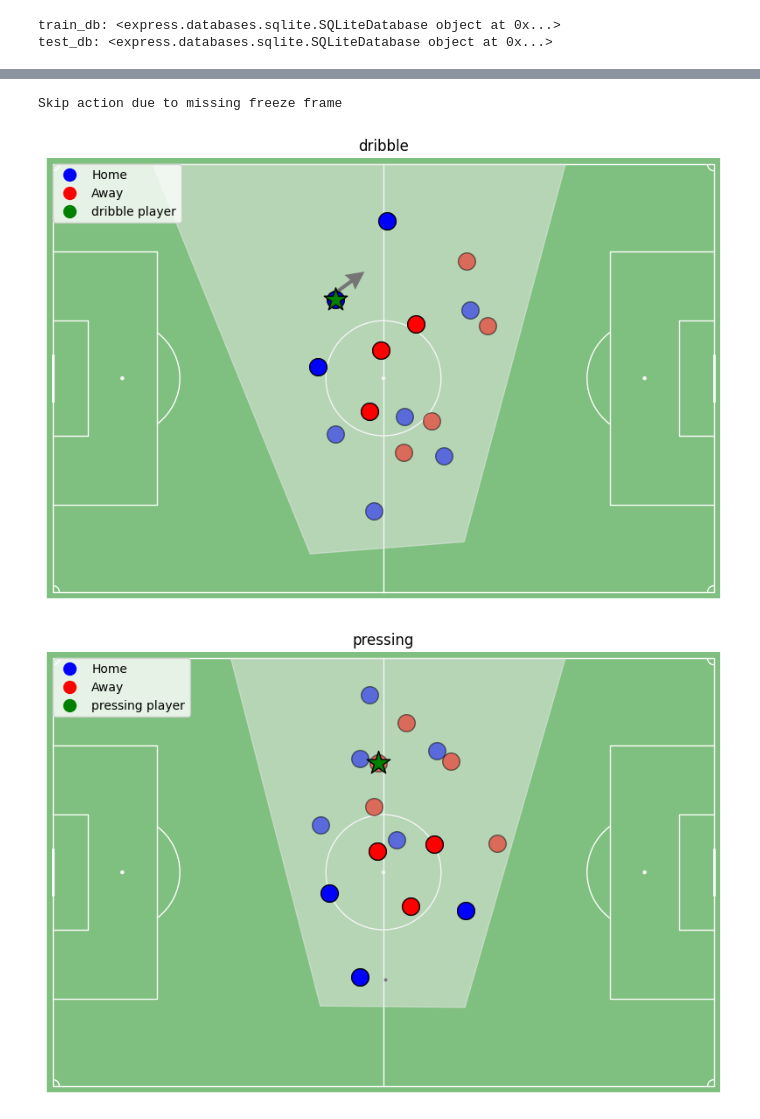
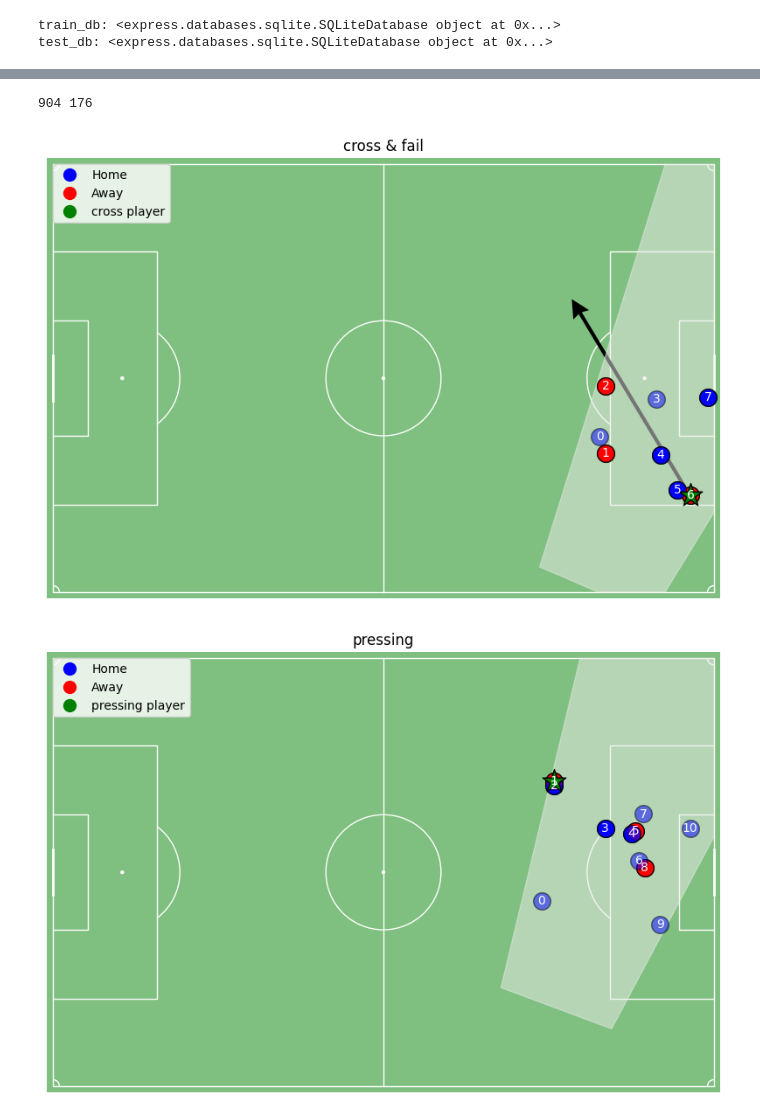
Before and after one commit to leemingo/sr-press, a Jupyter notebook: notebook/1-load-and-convert-statsbomb-data.ipynb, the cells around one changed output, grey strips where cells are left out. Saved outputs shown, nothing was run; the diff lists cells and outputs as text; code cells hidden in the pictures.

Commit message:
[feat] Update logic for constructing the pressing dataset

```diff
--- a/notebook/1-load-and-convert-statsbomb-data.ipynb
+++ b/notebook/1-load-and-convert-statsbomb-data.ipynb
@@ -118,7 +106,7 @@ train_db.games()
 # %%
-game_id = 3895302
+game_id = 3788741
 
 df_actions = add_names(train_db.actions(game_id)).reset_index()
-df_actions.head()
+df_actions.head(3)
 # %% [output]
 |  | game_id | action_id | original_event_id | period_id | time_seconds | team_id | player_id | start_x | start_y | ... |
@@ -166,13 +117,16 @@ plot_action(df_actions.loc[pressure_idx], home_team_id=home_team_id)
 # %%
-pressure_idx = df_actions[df_actions["type_name"] == "pressing"].index[5]
+pressure_idx = df_actions[df_actions["original_event_id"] == "c7a944da-653b-4b91-9d68-c9e0dd1b5793"].index[0]#df_actions[df_actions["type_name"] == "pressing"].index[150]
 home_team_id, away_team_id = train_db.get_home_away_team_id(game_id = 3895302)
 
-for idx in range(pressure_idx-2, pressure_idx+2):
+print(home_team_id, away_team_id)
+#plot_action(df_actions.loc[pressure_idx], home_team_id=home_team_id)
+
+for idx in range(pressure_idx-1, pressure_idx+2):
     if df_actions.loc[idx]["freeze_frame_360"] is None:
         print("Skip action due to missing freeze frame")
         continue
     plot_action(df_actions.loc[idx], home_team_id=home_team_id)
 # %% [output]
-Skip action due to missing freeze frame
+904 176
-[figure, old version]
+[figure, new version]
-[figure, old version]
+[figure, new version]
```
Also changed, not shown: parts of 10 cells of this notebook, 21 other files.
